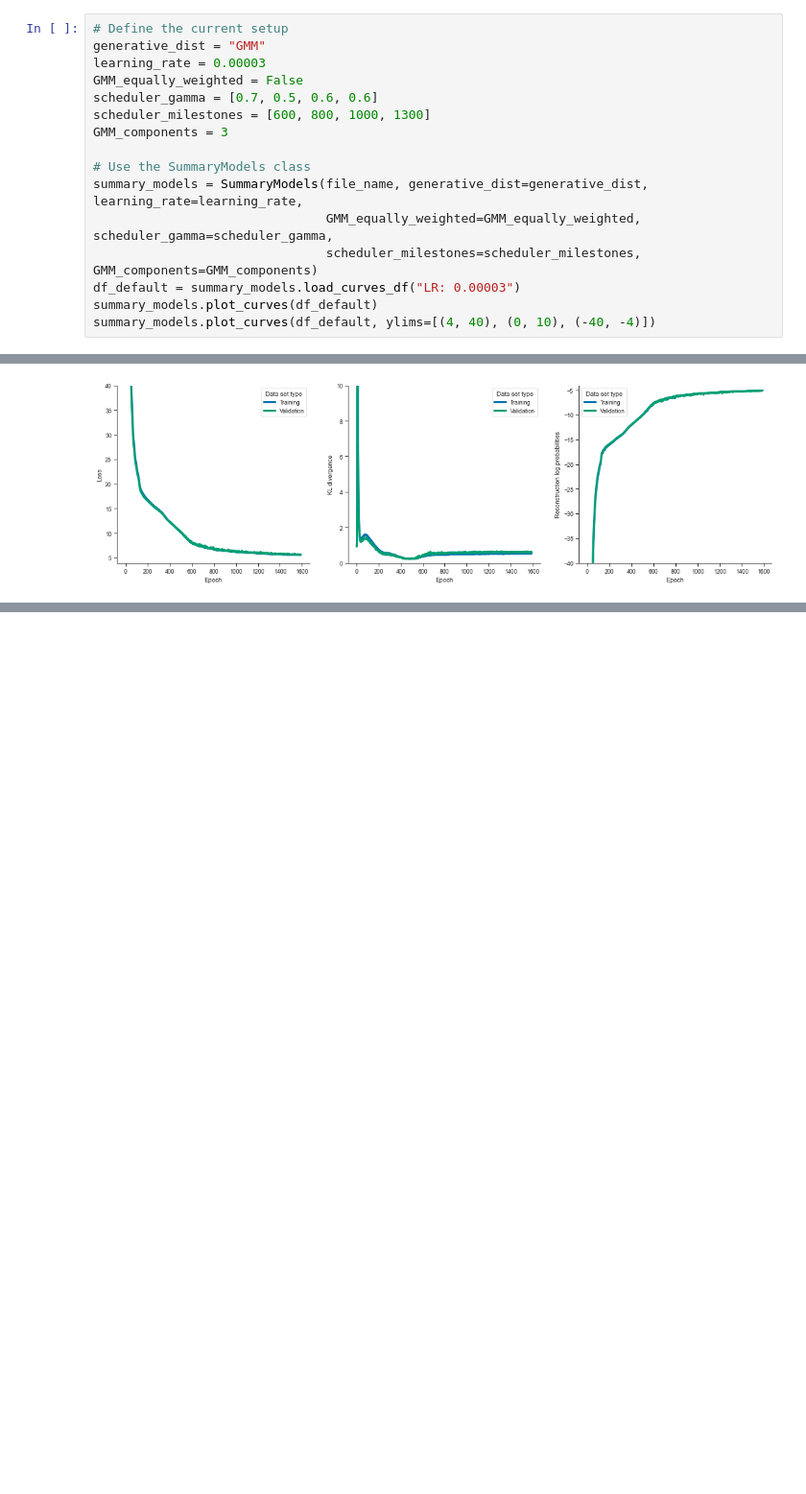
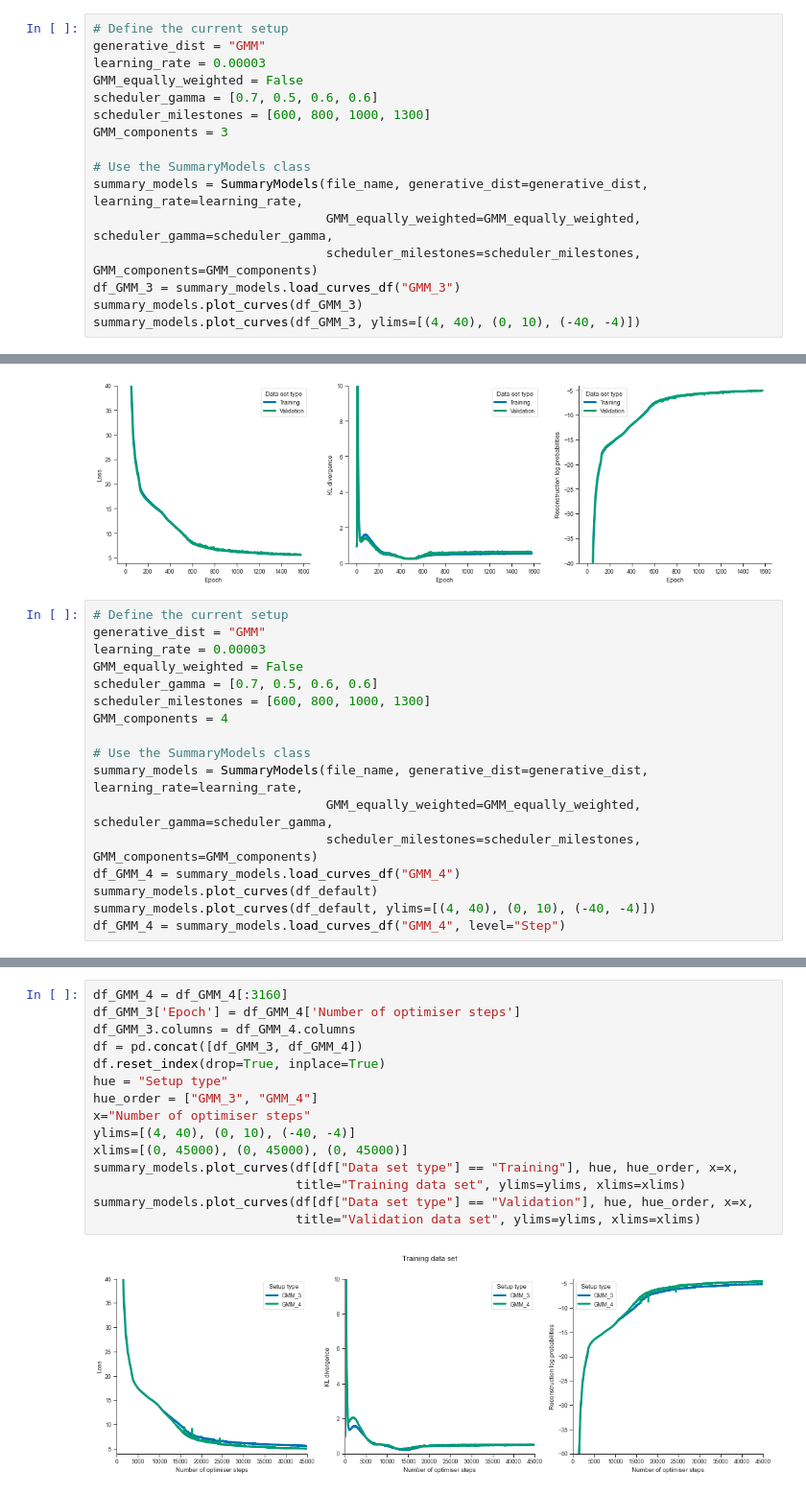
Before and after one commit to ThordurPall/vessel-trajectory-anomaly-detection, a Jupyter notebook: notebooks/Model Training/Learning Curves/Continuous Representation/Bornholm/Explore Training & Validation Curves - Fishing Vessels GMM.ipynb, the cells around one changed output, grey strips where cells are left out. Shown at 96% size. Cells and saved outputs as stored; diff of their text form; blank space fills up the shorter version.

```diff
--- a/notebooks/Model Training/Learning Curves/Continuous Representation/Bornholm/Explore Training & Validation Curves - Fishing Vessels GMM.ipynb
+++ b/notebooks/Model Training/Learning Curves/Continuous Representation/Bornholm/Explore Training & Validation Curves - Fishing Vessels GMM.ipynb
@@ -246,9 +228,26 @@ GMM_components = 3
 summary_models = SummaryModels(file_name, generative_dist=generative_dist, learning_rate=learning_rate,
                                GMM_equally_weighted=GMM_equally_weighted, scheduler_gamma=scheduler_gamma,
                                scheduler_milestones=scheduler_milestones, GMM_components=GMM_components)
-df_default = summary_models.load_curves_df("LR: 0.00003")
-summary_models.plot_curves(df_default)
-summary_models.plot_curves(df_default, ylims=[(4, 40), (0, 10), (-40, -4)])
+df_GMM_3 = summary_models.load_curves_df("GMM_3")
+summary_models.plot_curves(df_GMM_3)
+summary_models.plot_curves(df_GMM_3, ylims=[(4, 40), (0, 10), (-40, -4)])
 # %% [output]
 [figure]
 [figure]
+# %%
+# Define the current setup
+generative_dist = "GMM"
+learning_rate = 0.00003
+GMM_equally_weighted = False
+scheduler_gamma = [0.7, 0.5, 0.6, 0.6]
+scheduler_milestones = [600, 800, 1000, 1300]
+GMM_components = 4
+
+# Use the SummaryModels class
+summary_models = SummaryModels(file_name, generative_dist=generative_dist, learning_rate=learning_rate,
+                               GMM_equally_weighted=GMM_equally_weighted, scheduler_gamma=scheduler_gamma,
+                               scheduler_milestones=scheduler_milestones, GMM_components=GMM_components)
+df_GMM_4 = summary_models.load_curves_df("GMM_4")
+summary_models.plot_curves(df_default)
+summary_models.plot_curves(df_default, ylims=[(4, 40), (0, 10), (-40, -4)])
+df_GMM_4 = summary_models.load_curves_df("GMM_4", level="Step")
@@ -254,0 +259,17 @@ summary_models.plot_curves(df_default, ylims=[(4, 40), (0, 10), (-40, -4)])
+# %%
+df_GMM_4 = df_GMM_4[:3160]
+df_GMM_3['Epoch'] = df_GMM_4['Number of optimiser steps']
+df_GMM_3.columns = df_GMM_4.columns
+df = pd.concat([df_GMM_3, df_GMM_4])
+df.reset_index(drop=True, inplace=True)
+hue = "Setup type"
+hue_order = ["GMM_3", "GMM_4"]
+x="Number of optimiser steps"
+ylims=[(4, 40), (0, 10), (-40, -4)]
+xlims=[(0, 45000), (0, 45000), (0, 45000)]
+summary_models.plot_curves(df[df["Data set type"] == "Training"], hue, hue_order, x=x,
+                           title="Training data set", ylims=ylims, xlims=xlims)
+summary_models.plot_curves(df[df["Data set type"] == "Validation"], hue, hue_order, x=x,
+                           title="Validation data set", ylims=ylims, xlims=xlims)
+# %% [output]
+[figure, added]
```
Also changed, not shown: parts of 8 cells of this notebook, 4 other files.
